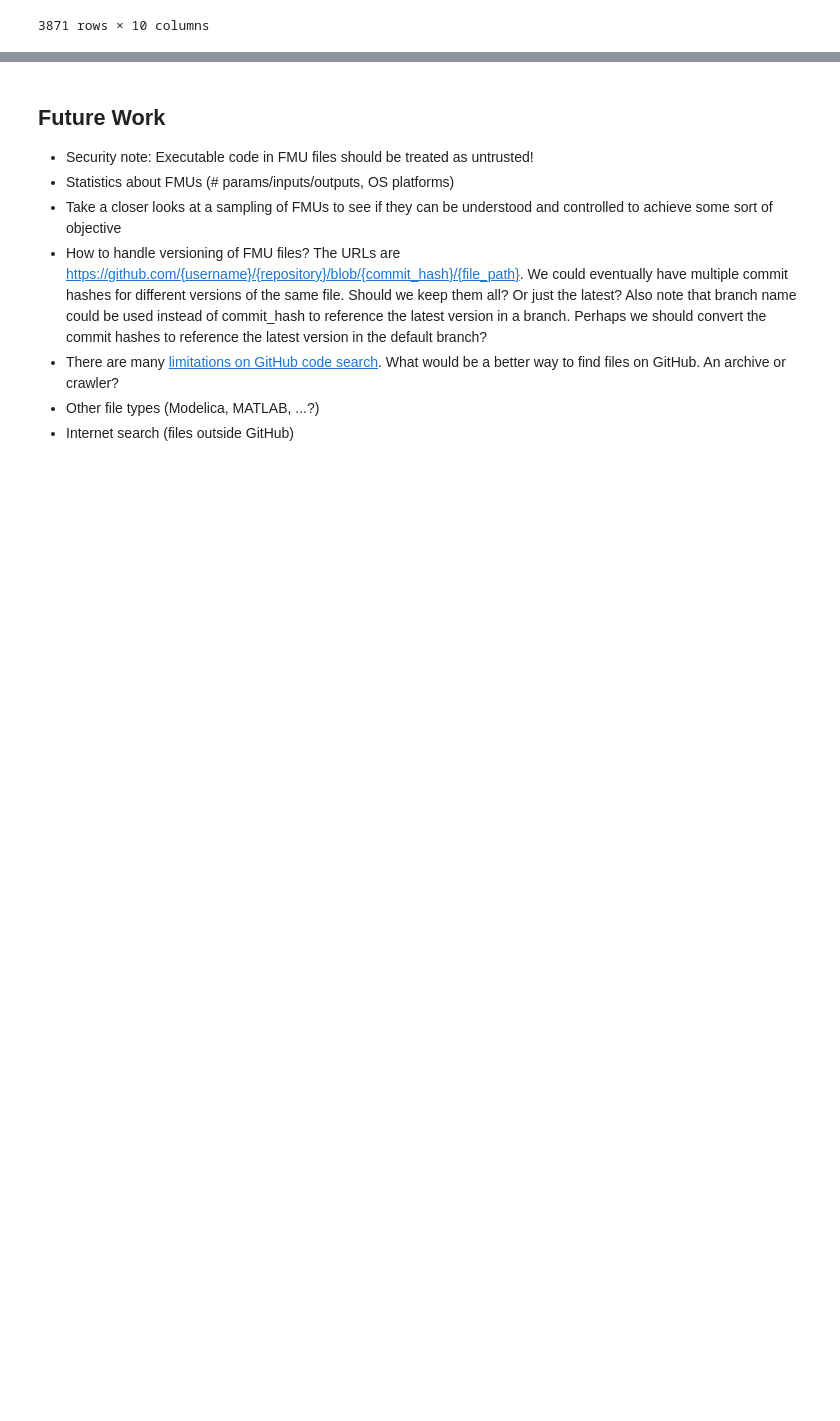
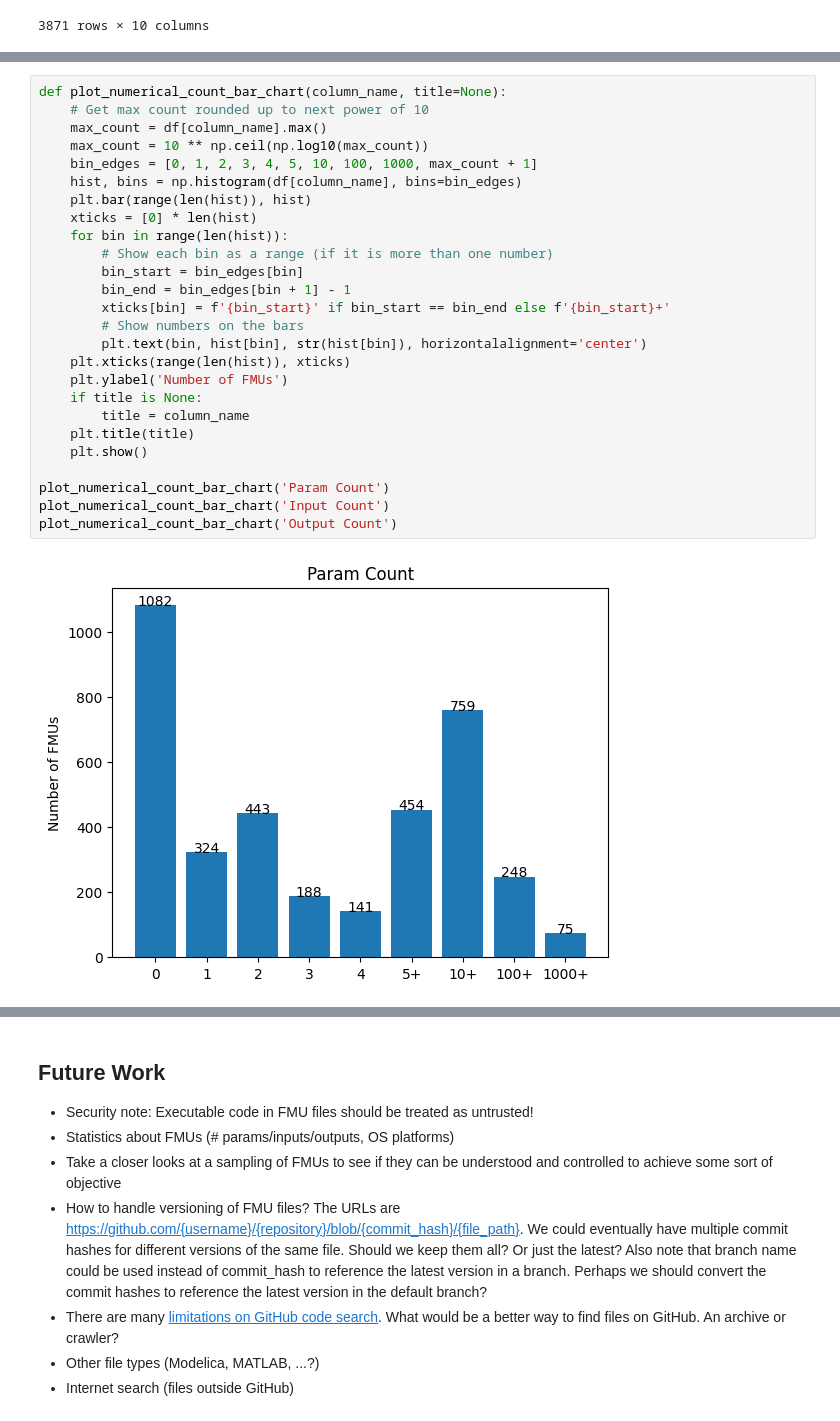
Before and after one commit to ForrestTrepte/FindOpenSimulationModels, a Jupyter notebook: FindOpenSimulationModels.ipynb, the cells around one changed output, grey strips where cells are left out. Cells and saved outputs as stored; diff of their text form; blank space fills up the shorter version.

```diff
--- a/FindOpenSimulationModels.ipynb
+++ b/FindOpenSimulationModels.ipynb
@@ -196,0 +218,28 @@ if False:
+# %%
+def plot_numerical_count_bar_chart(column_name, title=None):
+    # Get max count rounded up to next power of 10
+    max_count = df[column_name].max()
+    max_count = 10 ** np.ceil(np.log10(max_count))
+    bin_edges = [0, 1, 2, 3, 4, 5, 10, 100, 1000, max_count + 1]
+    hist, bins = np.histogram(df[column_name], bins=bin_edges)
+    plt.bar(range(len(hist)), hist)
+    xticks = [0] * len(hist)
+    for bin in range(len(hist)):
+        # Show each bin as a range (if it is more than one number)
+        bin_start = bin_edges[bin]
+        bin_end = bin_edges[bin + 1] - 1
+        xticks[bin] = f'{bin_start}' if bin_start == bin_end else f'{bin_start}+'
+        # Show numbers on the bars
+        plt.text(bin, hist[bin], str(hist[bin]), horizontalalignment='center')
+    plt.xticks(range(len(hist)), xticks)
+    plt.ylabel('Number of FMUs')
+    if title is None:
+        title = column_name
+    plt.title(title)
+    plt.show()
+
+plot_numerical_count_bar_chart('Param Count')
+plot_numerical_count_bar_chart('Input Count')
+plot_numerical_count_bar_chart('Output Count')
+# %% [output]
+[figure, added]
```
Also changed, not shown: parts of 5 cells of this notebook.
